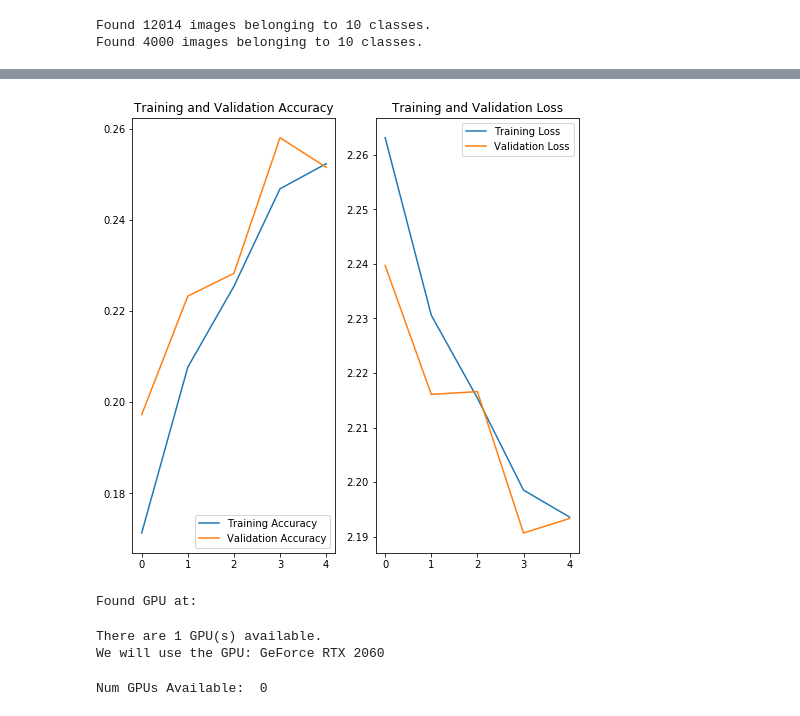
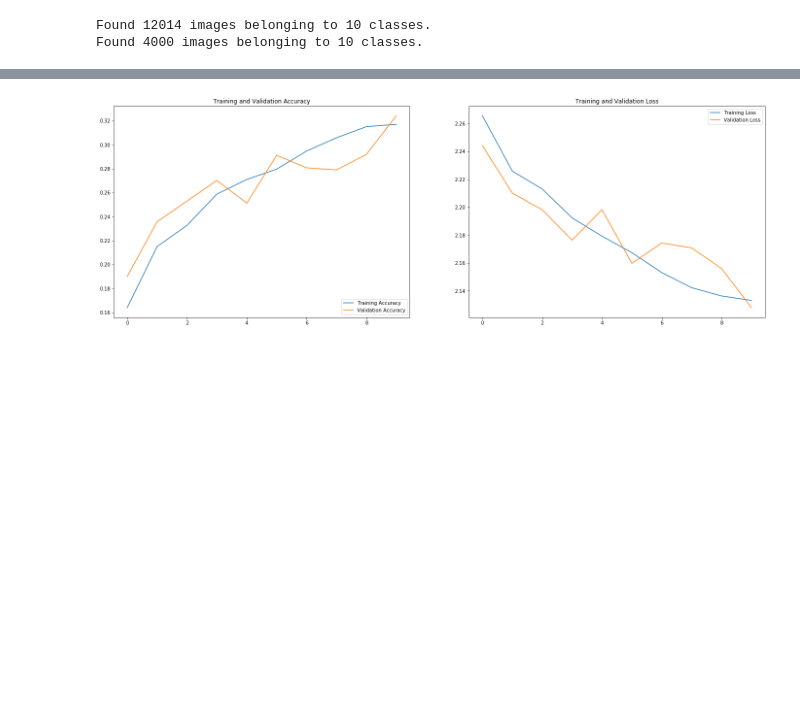
Before and after one commit to RizqiEka/pwdk-finalproject, a Jupyter notebook: 5 - IMAGE CLASSIFIER/Zomato Image Classifier - V1.ipynb, the cells around one changed output, grey strips where cells are left out. Drawn from its saved outputs; the diff is of its cells as text; code cells hidden in the pictures; blank space fills up the shorter version.

```diff
--- a/5 - IMAGE CLASSIFIER/Zomato Image Classifier - V1.ipynb
+++ b/5 - IMAGE CLASSIFIER/Zomato Image Classifier - V1.ipynb
@@ -12,7 +12,7 @@ from tensorflow.keras import layers
 from tensorflow.keras.models import Sequential
 # %%
 import pathlib
-data_dir = r'D:\Personal Data\Data Science\Personal Project\Zomato Jakarta Scraping\5 - IMAGE CLASSIFIER\Zomato - Cuisine Type'
+data_dir = r'D:\Personal Data\Data Science\Personal Project\Final Project Purwadhika - JKT Foodies One Stop Guide\5 - IMAGE CLASSIFIER\Zomato - Cuisine Type'
 data_dir = pathlib.Path(data_dir)
 # %%
 category = ['Ayam', 'Bakmi', 'Bakso', 'Desserts', 'Kopi', 'Kue & Roti', 'Seafood', 'Snacks', 'Soto', 'Tea']
@@ -75,8 +75,8 @@ PIL.Image.open(str(ayam[1]))
 [figure]
 # %%
 batch_size = 32
-img_height = 180
-img_width = 180
+img_height = 160
+img_width = 160
 # %%
 from keras_preprocessing.image import ImageDataGenerator
 
@@ -263,7 +277,7 @@ Trainable params: 5,574,218
 Non-trainable params: 0
 _________________________________________________________________
 # %%
-epochs = 5
+epochs = 10
 history = model.fit(
   train_ds,
   validation_data=val_ds,
@@ -283,55 +307,24 @@ Epoch 5/5
 # %%
 acc = history.history['accuracy']
 val_acc = history.history['val_accuracy']
 
 loss = history.history['loss']
 val_loss = history.history['val_loss']
 
 epochs_range = range(epochs)
 
-plt.figure(figsize=(8, 8))
+plt.figure(figsize=(24, 8))
 plt.subplot(1, 2, 1)
 plt.plot(epochs_range, acc, label='Training Accuracy')
 plt.plot(epochs_range, val_acc, label='Validation Accuracy')
 plt.legend(loc='lower right')
 plt.title('Training and Validation Accuracy')
 
 plt.subplot(1, 2, 2)
 plt.plot(epochs_range, loss, label='Training Loss')
 plt.plot(epochs_range, val_loss, label='Validation Loss')
 plt.legend(loc='upper right')
 plt.title('Training and Validation Loss')
 plt.show()
 # %% [output]
-[figure, old version]
+[figure, new version]
-# %%
-device_name = tf.test.gpu_device_name()
-# if device_name != '/device:GPU:0':
-    # raise SystemError('GPU device not found')
-print('Found GPU at: {}'.format(device_name))
-# %% [output]
-Found GPU at:
-# %%
-import torch
-
-# If there's a GPU available...
-if torch.cuda.is_available():
-
-    # Tell PyTorch to use the GPU.
-    device = torch.device("cuda")
-
-    print('There are %d GPU(s) available.' % torch.cuda.device_count())
-
-    print('We will use the GPU:', torch.cuda.get_device_name(0))
-
-# If not...
-else:
-    print('No GPU available, using the CPU instead.')
-    device = torch.device("cpu")
-# %% [output]
-There are 1 GPU(s) available.
-We will use the GPU: GeForce RTX 2060
-# %%
-print("Num GPUs Available: ", len(tf.config.experimental.list_physical_devices('GPU')))
-# %% [output]
-Num GPUs Available:  0
```
Also changed, not shown: parts of 11 cells of this notebook, 1 other file.
